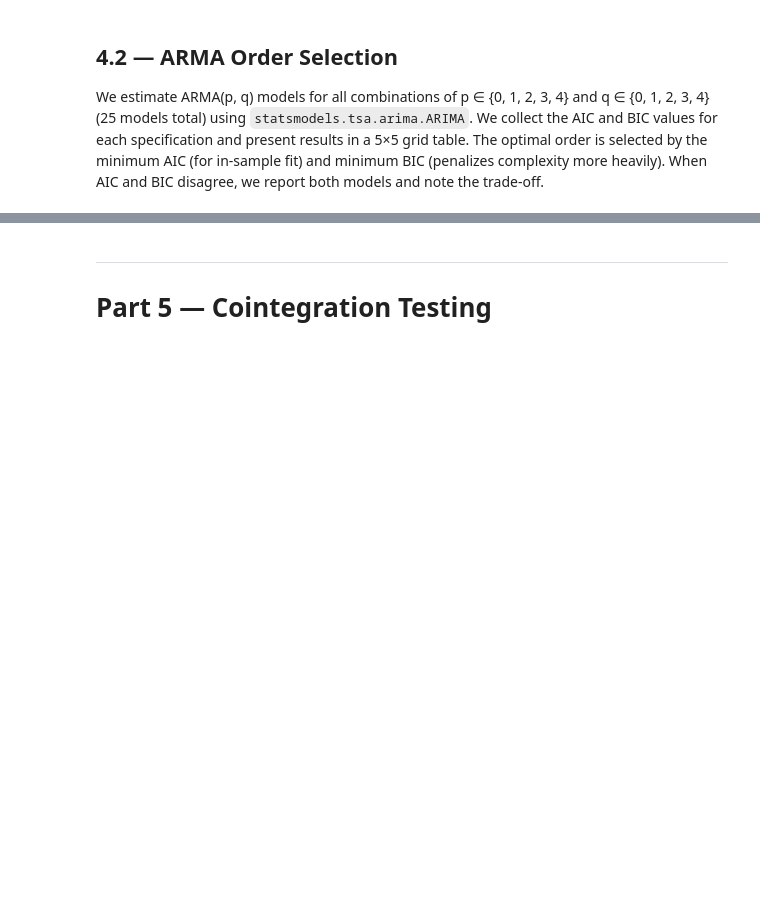
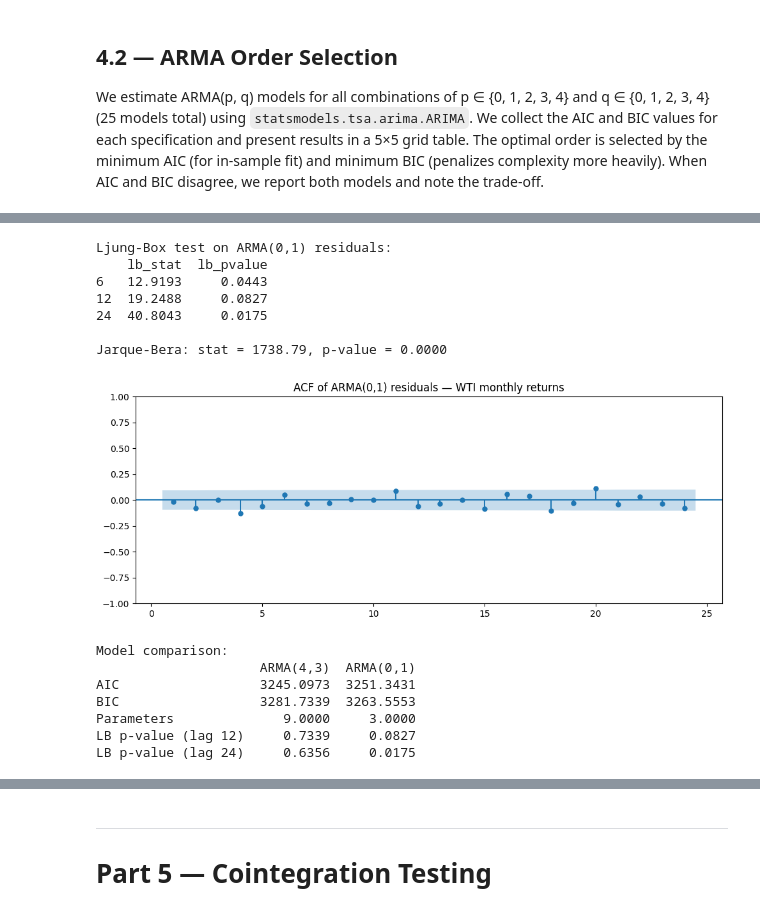
Before and after one commit to Altankaragulle/EMIF_Project_Oil, a Jupyter notebook: EMIF_Oil_Shock_Project.ipynb, the cells around one changed output, grey strips where cells are left out. Saved outputs shown, nothing was run; the diff lists cells and outputs as text; code cells hidden in the pictures; blank space fills up the shorter version.

```diff
--- a/EMIF_Oil_Shock_Project.ipynb
+++ b/EMIF_Oil_Shock_Project.ipynb
@@ -832,0 +941,8 @@ We characterize the univariate dynamics of WTI oil returns. If the selected mode
+# %%
+# BIC-selected model
+p_bic, q_bic = int(best_bic["p"]), int(best_bic["q"])
+
+arma_bic_fit = ARIMA(oil, order=(p_bic, 0, q_bic)).fit()
+
+print(f"BIC-selected model: ARMA({p_bic},{q_bic})")
+print(arma_bic_fit.summary())
@@ -832,0 +967,47 @@ We characterize the univariate dynamics of WTI oil returns. If the selected mode
+# %%
+resid_bic = arma_bic_fit.resid.dropna()
+
+# Ljung-Box test
+lb_bic = acorr_ljungbox(resid_bic, lags=[6, 12, 24], return_df=True)
+print(f"Ljung-Box test on ARMA({p_bic},{q_bic}) residuals:")
+print(lb_bic.to_string())
+print()
+
+# Jarque-Bera on residuals
+jb_stat_bic, jb_p_bic = stats.jarque_bera(resid_bic)
+print(f"Jarque-Bera: stat = {jb_stat_bic:.2f}, p-value = {jb_p_bic:.4f}")
+print()
+
+# ACF of residuals
+fig, ax = plt.subplots(figsize=(10, 4))
+plot_acf(resid_bic, lags=24, ax=ax, zero=False)
+ax.set_title(f"ACF of ARMA({p_bic},{q_bic}) residuals — WTI monthly returns")
+plt.tight_layout()
+plt.show()
+
+# Side-by-side comparison table
+comparison = pd.DataFrame({
+    f"ARMA({p_star},{q_star})": [arma_fit.aic, arma_fit.bic, p_star + q_star + 2,
+                                  lb.loc[12, "lb_pvalue"], lb.loc[24, "lb_pvalue"]],
+    f"ARMA({p_bic},{q_bic})":  [arma_bic_fit.aic, arma_bic_fit.bic, p_bic + q_bic + 2,
+                                  lb_bic.loc[12, "lb_pvalue"], lb_bic.loc[24, "lb_pvalue"]]
+}, index=["AIC", "BIC", "Parameters", "LB p-value (lag 12)", "LB p-value (lag 24)"])
+
+print("Model comparison:")
+print(comparison.round(4).to_string())
+# %% [output]
+Ljung-Box test on ARMA(0,1) residuals:
+    lb_stat  lb_pvalue
+6   12.9193     0.0443
+12  19.2488     0.0827
+24  40.8043     0.0175
+
+Jarque-Bera: stat = 1738.79, p-value = 0.0000
+[figure, added]
+Model comparison:
+                     ARMA(4,3)  ARMA(0,1)
+AIC                  3245.0973  3251.3431
+BIC                  3281.7339  3263.5553
+Parameters              9.0000     3.0000
+LB p-value (lag 12)     0.7339     0.0827
+LB p-value (lag 24)     0.6356     0.0175
```
Also changed, not shown: parts of 9 cells of this notebook.
